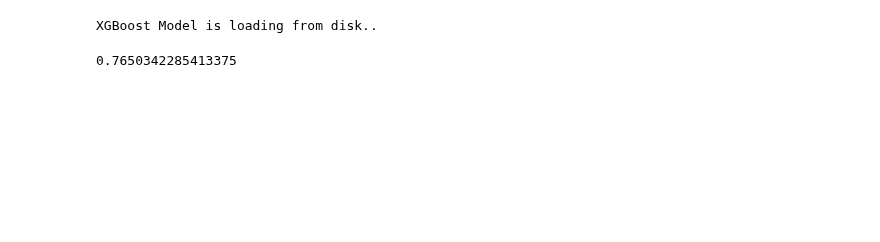
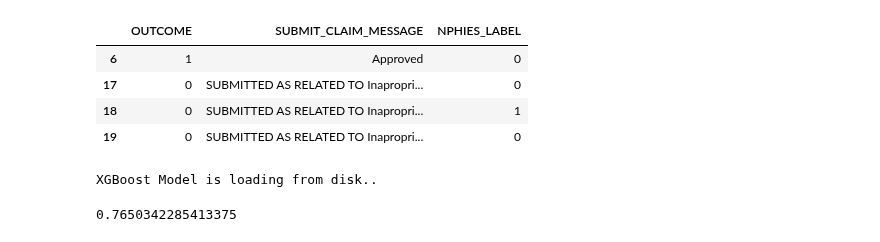
Before and after one commit to Andalusia-Data-Science-Team/Claims_Rejection, a Jupyter notebook: model_testing.ipynb, the cells around one changed output. Drawn from its saved outputs; the diff is of its cells as text; code cells hidden in the pictures; blank space fills up the shorter version.

```diff
--- a/model_testing.ipynb
+++ b/model_testing.ipynb
@@ -5,6 +6,10 @@ from src.lstm_encoder import LSTMEmbedding
 from src.model_app import ModelApplicationDeployment
 # %%
 _, df_test = get_train_test_split()
+
+train_rej = DataFrameRejection(df_test)
+train_rej_attr = train_rej.map_rejection_label()
+df_test  = train_rej.get_label_rejection()
 
 LAST_DATE = read_last_date() ## we should take data released after that day to do the analysis, but we'll take the df_test now
 ## read data for LAST_DATE
@@ -12,6 +17,14 @@ LAST_DATE = read_last_date() ## we should take data released after that day to d
 
 X_test, y_test = get_testing_inputs(df_test)
 X_test = drop_nomodel_columns(X_test)
+# %%
+y_test[:4]
+# %% [output]
+|  | OUTCOME | SUBMIT_CLAIM_MESSAGE | NPHIES_LABEL |
+| 6 | 1 | Approved | 0 |
+| 17 | 0 | SUBMITTED AS RELATED TO Inapropri... | 0 |
+| 18 | 0 | SUBMITTED AS RELATED TO Inapropri... | 1 |
+| 19 | 0 | SUBMITTED AS RELATED TO Inapropri... | 0 |
 # %%
 preprocessing_test = MergedDataPreprocessing(X_test)
 X_test_prep = preprocessing_test.columns_prep(service_encoding=False)
```
Also changed, not shown: parts of 4 cells of this notebook, 4 other files.
